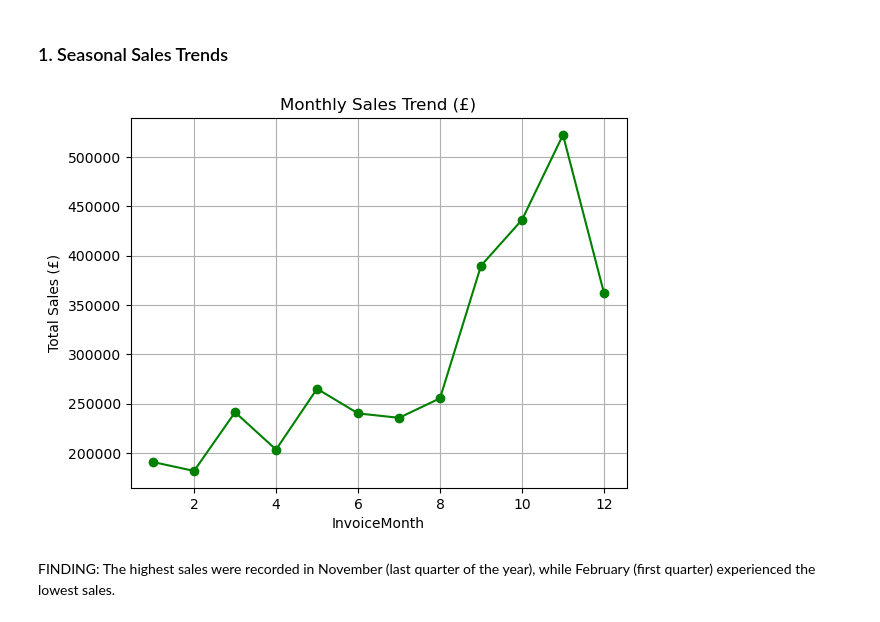
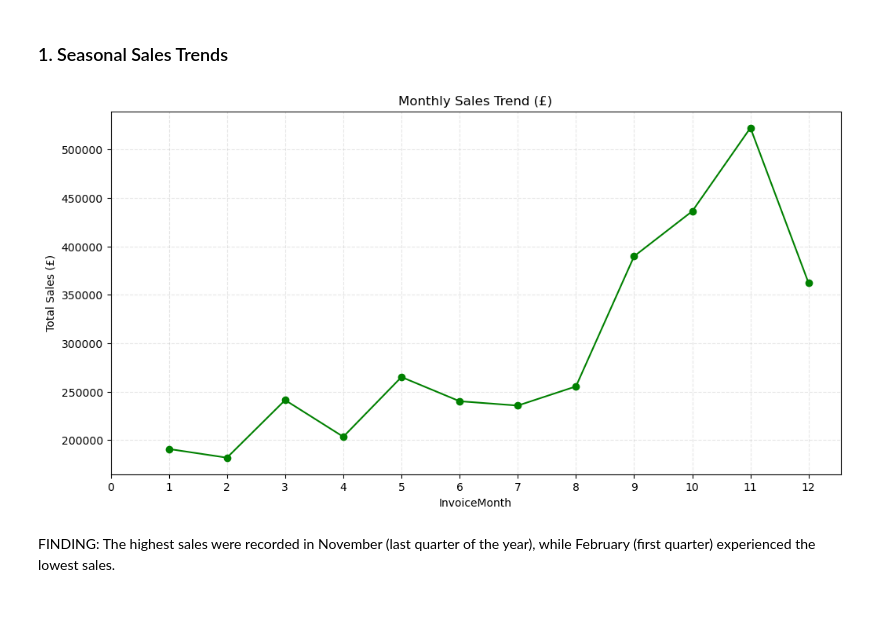
Before and after one commit to Godwin-Oti/UK-Based-Online-Retail-Analytics, a Jupyter notebook: Data_Prep_&_EDA.ipynb, the cells around one changed output. Saved outputs shown, nothing was run; the diff lists cells and outputs as text; code cells hidden in the pictures.

```diff
--- a/Data_Prep_&_EDA.ipynb
+++ b/Data_Prep_&_EDA.ipynb
@@ -370,16 +379,18 @@ online_retail_cleaned_no_cancellations_no_outliers.shape
 # %%
 ## Extract temporal features from InvoiceDate for seasonal trends.
 
 # Monthly sales trend
+plt.figure(figsize=(12, 6))  # Increase figure size (width, height)
 monthly_sales = online_retail_cleaned_no_cancellations_no_outliers.groupby('InvoiceMonth')['Sales(£)'].sum()
 monthly_sales.plot(kind='line', marker='o', color='green')
 plt.title("Monthly Sales Trend (£)")
 plt.ylabel("Total Sales (£)")
 plt.xlabel("InvoiceMonth")
-plt.grid("both")
+plt.grid("both",linestyle='--', alpha=0.3)
+plt.xticks(ticks=range(13))  # Set ticks for all month 0-12
 plt.show()
 # %% [output]
-[figure, old version]
+[figure, new version]
 # %% [markdown]
 FINDING: The highest sales were recorded in November (last quarter of the year), while February (first quarter) experienced the lowest sales.
 # %% [markdown]
```
Also changed, not shown: parts of 14 cells of this notebook, 2 other files.
